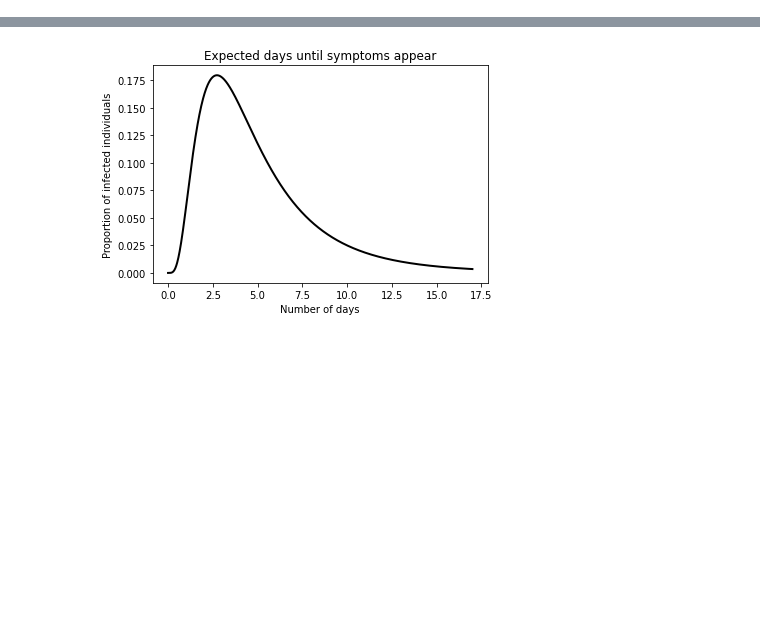
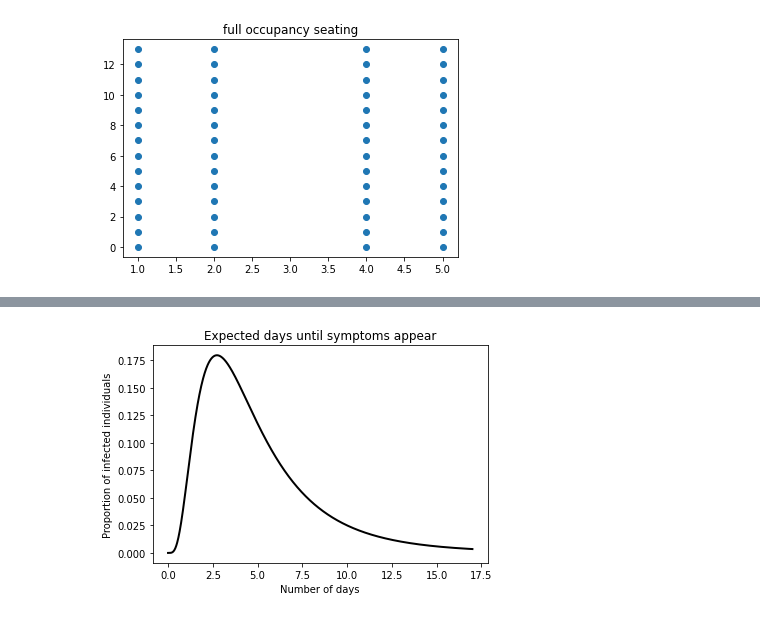
Before and after one commit to SonglingLu/OneRoomABM, a Jupyter notebook: notebooks/paper_functions_viz.ipynb, the cells around one changed output, grey strips where cells are left out. Saved outputs shown, nothing was run; the diff lists cells and outputs as text; code cells hidden in the pictures; blank space fills up the shorter version.

```diff
--- a/notebooks/paper_functions_viz.ipynb
+++ b/notebooks/paper_functions_viz.ipynb
@@ -108,3 +108,90 @@ for key, val in f_seats_56.items():
         x = math.floor((int(key) -1)/4)  + math.floor((int(key) - 1)/12) + 1
         y = 5
     f_seats_56[key] = [int(x), int(y)]
+# %%
+full_occupancy_seats = {str(i): [] for i in range(56)}
+zigzag_seats = {str(i): [] for i in range(28)}
+window_seats = {str(i): [] for i in range(28)}
+
+for key, val in full_occupancy_seats.items():
+    if int(key) % 4 == 0:
+        x = math.floor(int(key) / 4)
+        y = 1
+    elif int(key) % 4 == 1:
+        x = math.floor(int(key) / 4)
+        y = 5
+    elif int(key) % 4 == 2:
+        x = math.floor(int(key) / 4)
+        y = 2
+    elif int(key) % 4 == 3:
+        x = math.floor(int(key) / 4)
+        y = 4
+    else:
+        print('err0r')
+    full_occupancy_seats[key] = [int(x), int(y)]
+for key, val in zigzag_seats.items():
+    if int(key) % 4 == 0:
+        x = math.floor(int(key) / 2)
+        y = 1
+    elif int(key) % 4 == 1:
+        x = math.floor(int(key) / 2)
+        y = 4
+    elif int(key) % 4 == 2:
+        x = math.floor(int(key) / 2)
+        y = 2
+    elif int(key) % 4 == 3:
+        x = math.floor(int(key) / 2)
+        y = 5
+    else:
+        print('err0r')
+    zigzag_seats[key] = [int(x), int(y)]
+for key, val in window_seats.items():
+    if int(key) % 4 == 0:
+        x = math.floor(int(key) / 2)
+        y = 1
+    elif int(key) % 4 == 1:
+        x = math.floor(int(key) / 2)
+        y = 5
+    elif int(key) % 4 == 2:
+        x = math.floor(int(key) / 2)
+        y = 1
+    elif int(key) % 4 == 3:
+        x = math.floor(int(key) / 2)
+        y = 5
+    else:
+        print('err0r')
+
+
+    window_seats[key] = [int(x), int(y)]
+# full_occupancy_seats
+x_arr1 = []
+y_arr1 = []
+for i in full_occupancy_seats.items():
+    x_arr1.append(i[1][1])
+    y_arr1.append(i[1][0])
+x_arr2 = []
+y_arr2 = []
+for i in zigzag_seats.items():
+    x_arr2.append(i[1][1])
+    y_arr2.append(i[1][0])
+x_arr3 = []
+y_arr3= []
+for i in window_seats.items():
+    x_arr3.append(i[1][1])
+    y_arr3.append(i[1][0])
+
+# temp__ = [zigzag_seats, window_seats, full_occupancy_seats]
+# for i in range(len(temp__)):
+#     for student in temp__[i]:
+#         temp__[i][student][0] *= 1.5
+
+
+plt.title('full occupancy seating')
+plt.scatter(x=x_arr1, y=y_arr1)
+
+# plt.title('zigzag seating')
+# plt.scatter(x=x_arr2, y=y_arr2)
+# plt.title('window seating')
+# # plt.scatter(x=x_arr3, y=y_arr3)
+full_occupancy_seats
+# %% [output]
@@ -111,3 +215,4 @@ for key, val in f_seats_56.items():
+[figure, added]
 # %%
 # LOCAL IMPORT
 # import data from other files
```
Also changed, not shown: parts of 16 cells of this notebook, 8 other files.
